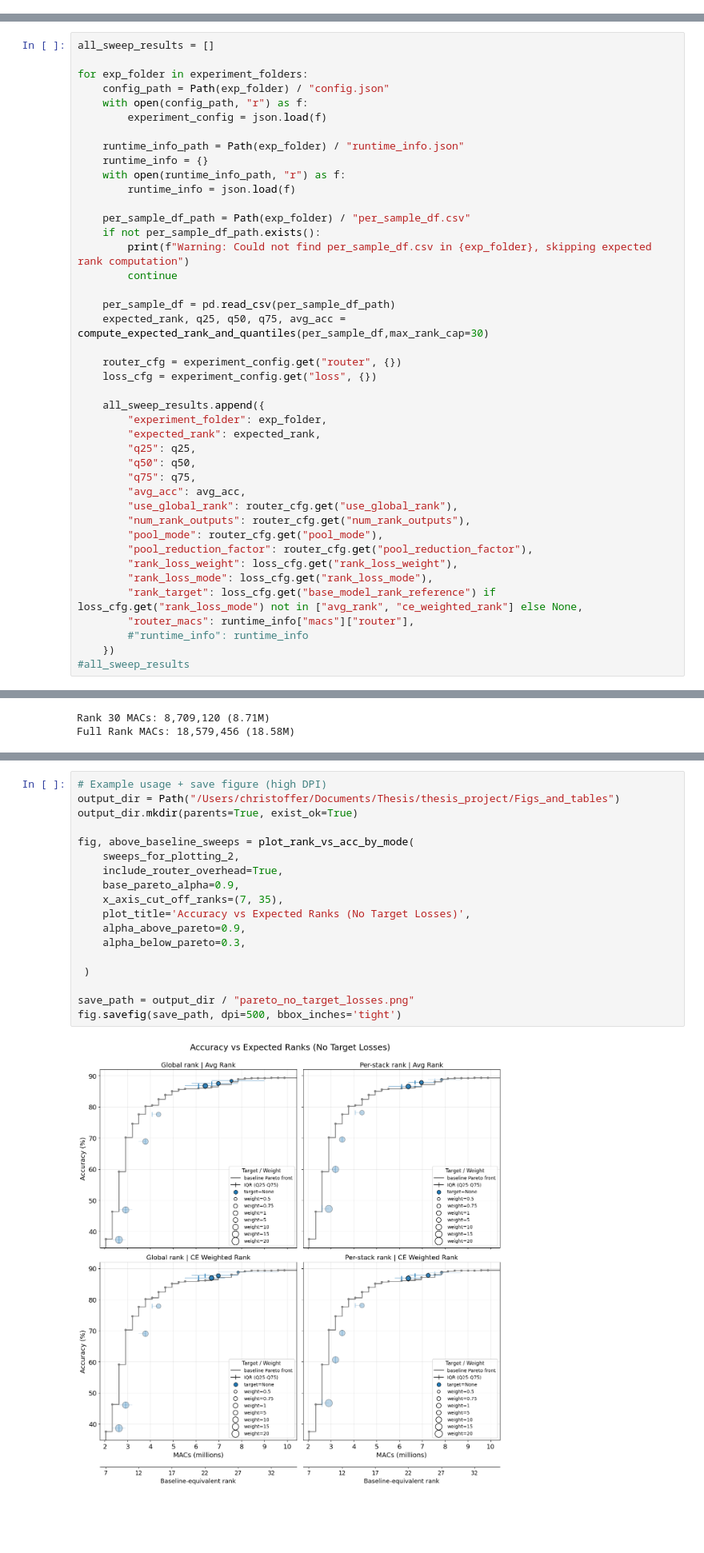
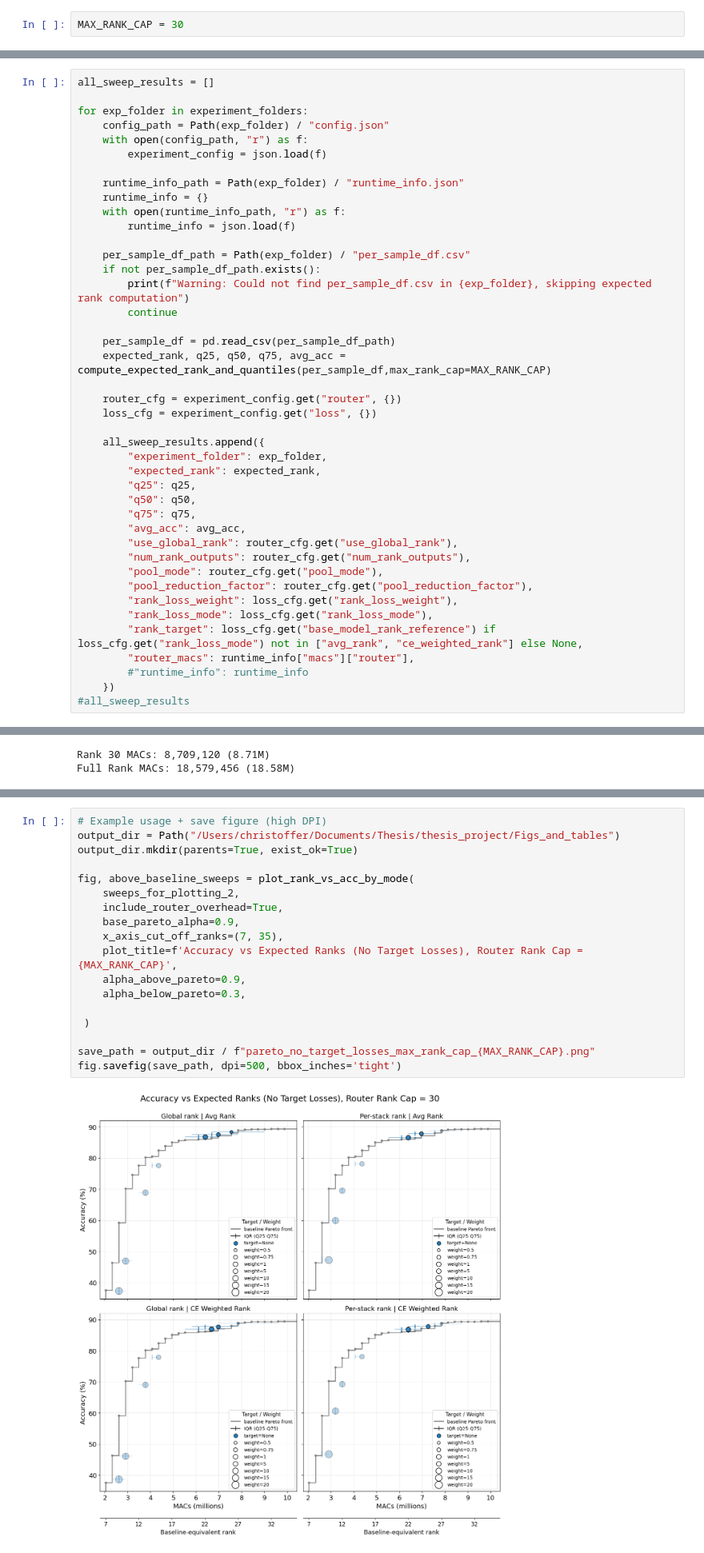
Before and after one commit to c-wejendorp/thesis, a Jupyter notebook: scripts/keyword_spotting/dynamic_model_viz.ipynb, the cells around one changed output, grey strips where cells are left out. Shown at 80% size. Drawn from its saved outputs; the diff is of its cells as text; blank space fills up the shorter version.

```diff
--- a/scripts/keyword_spotting/dynamic_model_viz.ipynb
+++ b/scripts/keyword_spotting/dynamic_model_viz.ipynb
@@ -34,6 +34,8 @@ from thesis_project.utils.compute_macs import compute_macs_base_model, compute_a
 
 #from thesis_project.training.key_word_spotting.train_base_loop import fit_base_model, validate_model
 from base_config_temp import cfg, noise_train_cfg, noise_eval_cfg
+# %%
+MAX_RANK_CAP = 30
 # %%
 # Compute expected rank statistics from a dynamic experiment folder.
 # The CSV stores ranks in a `rank` column and may contain either scalar ranks
@@ -138,7 +140,7 @@ for exp_folder in experiment_folders:
         continue
 
     per_sample_df = pd.read_csv(per_sample_df_path)
-    expected_rank, q25, q50, q75, avg_acc = compute_expected_rank_and_quantiles(per_sample_df,max_rank_cap=30)
+    expected_rank, q25, q50, q75, avg_acc = compute_expected_rank_and_quantiles(per_sample_df,max_rank_cap=MAX_RANK_CAP)
 
     router_cfg = experiment_config.get("router", {})
     loss_cfg = experiment_config.get("loss", {})
@@ -864,23 +866,23 @@ sweeps_for_plotting_2 = filter_sweep_results(
 # %%
 # Example usage + save figure (high DPI)
 output_dir = Path("/Users/christoffer/Documents/Thesis/thesis_project/Figs_and_tables")
 output_dir.mkdir(parents=True, exist_ok=True)
 
 fig, above_baseline_sweeps = plot_rank_vs_acc_by_mode(
     sweeps_for_plotting_2,
     include_router_overhead=True,
     base_pareto_alpha=0.9,
     x_axis_cut_off_ranks=(7, 35),
-    plot_title='Accuracy vs Expected Ranks (No Target Losses)',
+    plot_title=f'Accuracy vs Expected Ranks (No Target Losses), Router Rank Cap = {MAX_RANK_CAP}',
     alpha_above_pareto=0.9,
     alpha_below_pareto=0.3,
 
  )
 
-save_path = output_dir / "pareto_no_target_losses.png"
+save_path = output_dir / f"pareto_no_target_losses_max_rank_cap_{MAX_RANK_CAP}.png"
 fig.savefig(save_path, dpi=500, bbox_inches='tight')
 # %% [output]
-[figure, old version]
+[figure, new version]
 # %%
 sweeps_for_plotting_3 = filter_sweep_results(
     all_sweep_results,
```
Also changed, not shown: parts of 6 cells of this notebook.
